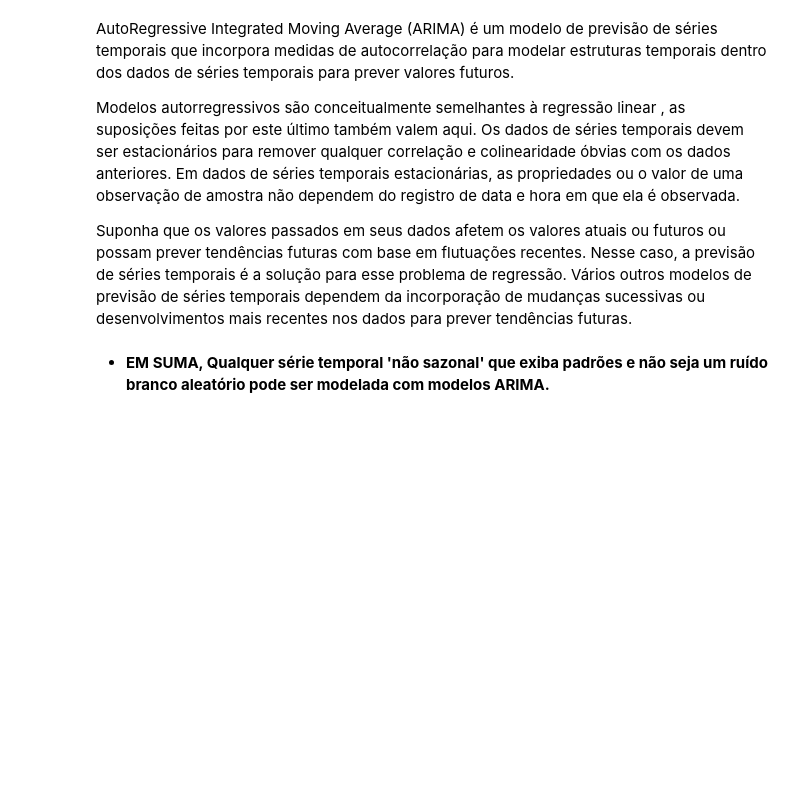
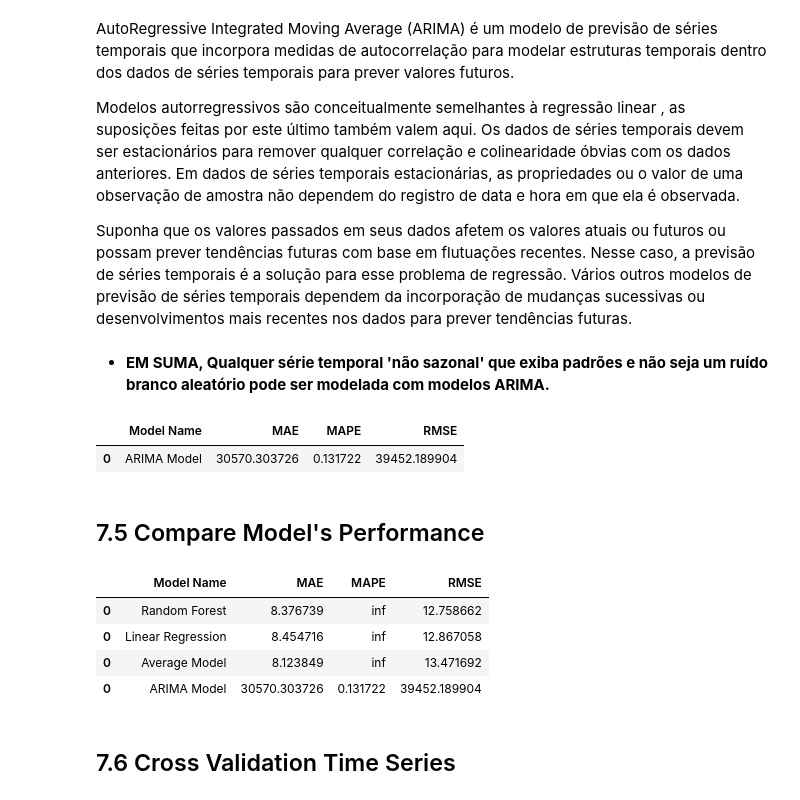
Before and after one commit to KaissonFerreira/forecast_net_revenue, a Jupyter notebook: notebooks/1.0_cycle.ipynb, the cells around one changed output. Saved outputs shown, nothing was run; the diff lists cells and outputs as text; code cells hidden in the pictures; blank space fills up the shorter version.

Commit message:
Cross Validation

```diff
--- a/notebooks/1.0_kf_eda.ipynb
+++ b/notebooks/1.0_cycle.ipynb
@@ -579,7 +595,7 @@ y_test = df_test['net_revenue'].values
 # %% [markdown]
 ### Dataset for Forecasting
 # %%
-df_forecasting = df_week.diff().dropna().copy() # 1º Diferenciação
+df_forecasting = df_week.copy() # 1º Diferenciação
 df_forecasting = df_forecasting.reset_index()
 # %%
 df_forecasting_train = df_forecasting[df_forecasting['date'] < '2015-06-30'].drop(columns='gross_revenue',axis=1).set_index('date')
@@ -643,0 +648,10 @@ lr_result
+# %%
+# Model
+rf = RandomForestRegressor(n_estimators=1, n_jobs=-1, random_state=42).fit(x_train,y_train)
+
+# Prediction
+yhat_rf = rf.predict(x_test)
+
+# performance
+rf_result = ml_error('Random Forest', y_test,yhat_rf)
+rf_result
@@ -652,2 +669,33 @@
 # %% [markdown]
 * **EM SUMA, Qualquer série temporal 'não sazonal' que exiba padrões e não seja um ruído branco aleatório pode ser modelada com modelos ARIMA.**
+# %%
+model = ARIMA(df_forecasting_train.values,order=(1,1,4))
+model_fit = model.fit()
+
+start = len(df_forecasting_train)
+end = len(df_forecasting_train) + len(df_forecasting_test) - 1
+predictions = model_fit.predict(start, end,
+                             typ = 'levels')
+
+
+# performance
+arima_result = ml_error('ARIMA Model', df_forecasting_test.values, predictions)
+arima_result
+# %% [output]
+|  | Model Name | MAE | MAPE | RMSE |
+| 0 | ARIMA Model | 30570.303726 | 0.131722 | 39452.189904 |
+# %% [markdown]
+## 7.5 Compare Model's Performance
+# %%
+modelling_result = pd.concat([baseline_result,lr_result,rf_result,arima_result])
+modelling_result = modelling_result.sort_values('RMSE')
+# %%
+modelling_result
+# %% [output]
+|  | Model Name | MAE | MAPE | RMSE |
+| 0 | Random Forest | 8.376739 | inf | 12.758662 |
+| 0 | Linear Regression | 8.454716 | inf | 12.867058 |
+| 0 | Average Model | 8.123849 | inf | 13.471692 |
+| 0 | ARIMA Model | 30570.303726 | 0.131722 | 39452.189904 |
+# %% [markdown]
+## 7.6 Cross Validation Time Series
```
Also changed, not shown: parts of 15 cells of this notebook.
